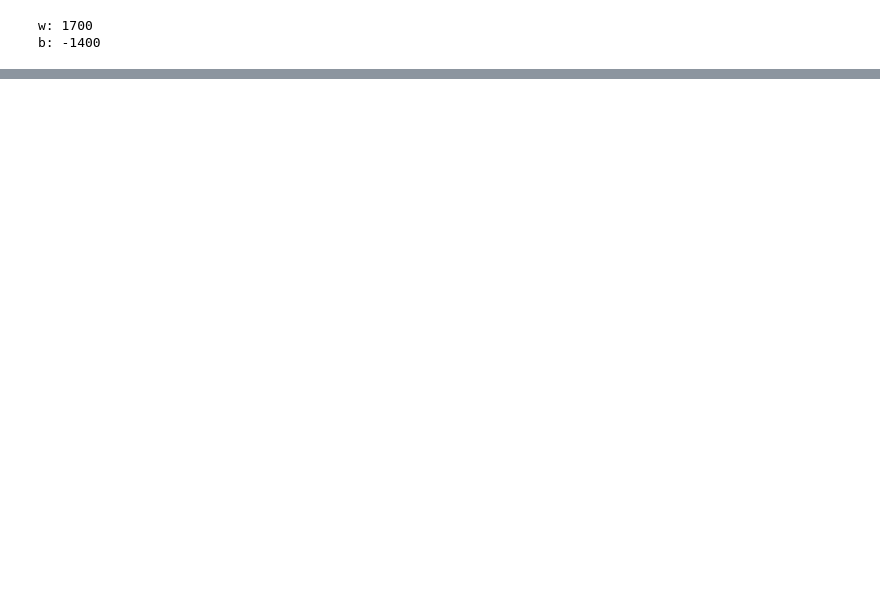
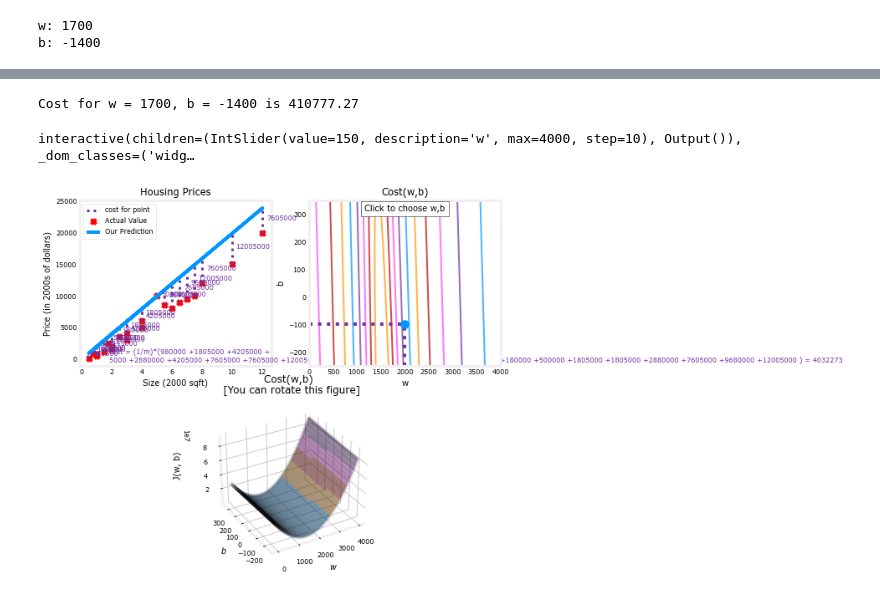
Before and after one commit to melikisedek/price-guesser, a Jupyter notebook: price_guesser.ipynb, the cells around one changed output, grey strips where cells are left out. Drawn from its saved outputs; the diff is of its cells as text; code cells hidden in the pictures; blank space fills up the shorter version.

Commit message:
cost function added

```diff
--- a/price_guesser.ipynb
+++ b/price_guesser.ipynb
@@ -101,0 +101,39 @@ for i in range(10):
+# %%
+def compute_cost(x, y, w, b):
+    """
+    Computes the cost function for linear regression.
+
+    Args:
+      x (ndarray (m,)): Data, m examples
+      y (ndarray (m,)): target values
+      w,b (scalar)    : model parameters
+
+    Returns
+        total_cost (float): The cost of using w,b as the parameters for linear regression
+               to fit the data points in x and y
+    """
+    # number of training examples
+    m = x.shape[0]
+
+    cost_sum = 0
+    for i in range(m):
+        f_wb = w * x[i] + b
+        cost = (f_wb - y[i]) ** 2
+        cost_sum = cost_sum + cost
+    total_cost = (1 / (2 * m)) * cost_sum
+
+    return total_cost
+
+print(f"Cost for w = 1700, b = -1400 is {compute_cost(x_train, y_train, w, b):.2f}")
+# %% [output]
+Cost for w = 1700, b = -1400 is 410777.27
+# %%
+plt_intuition(x_train,y_train)
+# %% [output]
+interactive(children=(IntSlider(value=150, description='w', max=4000, step=10), Output()), _dom_classes=('widg…
+# %%
+plt.close('all')
+fig, ax, dyn_items = plt_stationary(x_train, y_train)
+updater = plt_update_onclick(fig, ax, x_train, y_train, dyn_items)
+# %% [output]
+[figure, added]
```
Also changed, not shown: parts of 5 cells of this notebook, 3 other files.
